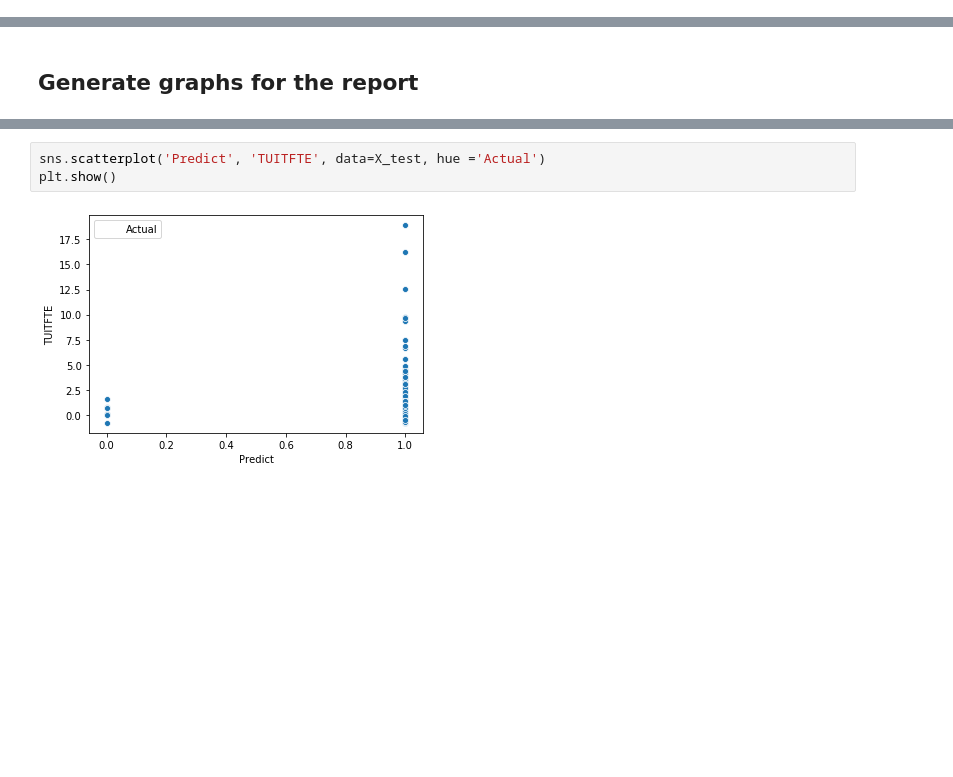
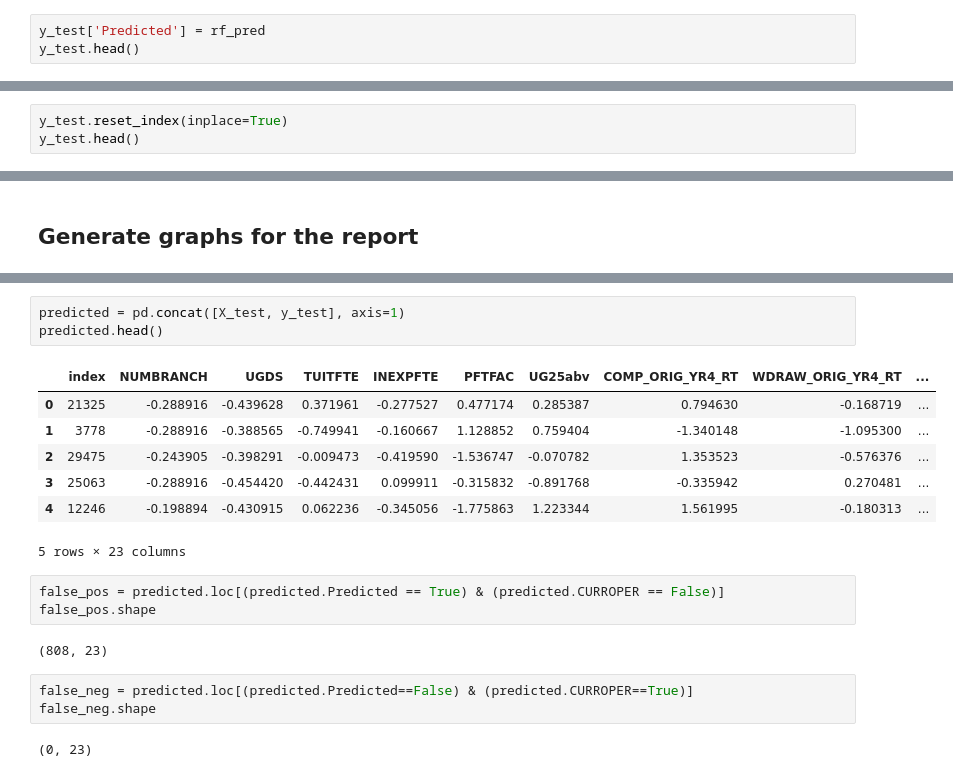
Before and after one commit to kregier/Springboard, a Jupyter notebook: Capstone2/Capstone2-Modeling-2010Data.ipynb, the cells around one changed output, grey strips where cells are left out. Drawn from its saved outputs; the diff is of its cells as text; blank space fills up the shorter version.

```diff
--- a/Capstone2/Capstone2-Modeling-2010Data.ipynb
+++ b/Capstone2/Capstone2-Modeling-2010Data.ipynb
@@ -515,0 +512,3 @@ ValueError: Shape of passed values is (1, 2), indices imply (9205, 2)
+# %%
+y_test['Predicted'] = rf_pred
+y_test.head()
@@ -515,0 +522,3 @@ ValueError: Shape of passed values is (1, 2), indices imply (9205, 2)
+# %%
+y_test.reset_index(inplace=True)
+y_test.head()
@@ -530,5 +544,21 @@ X_test.head()
-# %%
-sns.scatterplot('Predict', 'TUITFTE', data=X_test, hue ='Actual')
-plt.show()
-# %% [output]
-[figure, removed]
+# %%
+predicted = pd.concat([X_test, y_test], axis=1)
+predicted.head()
+# %% [output]
+|  | index | NUMBRANCH | UGDS | TUITFTE | INEXPFTE | PFTFAC | UG25abv | COMP_ORIG_YR4_RT | WDRAW_ORIG_YR4_RT | ... |
+| 0 | 21325 | -0.288916 | -0.439628 | 0.371961 | -0.277527 | 0.477174 | 0.285387 | 0.794630 | -0.168719 | ... |
+| 1 | 3778 | -0.288916 | -0.388565 | -0.749941 | -0.160667 | 1.128852 | 0.759404 | -1.340148 | -1.095300 | ... |
+| 2 | 29475 | -0.243905 | -0.398291 | -0.009473 | -0.419590 | -1.536747 | -0.070782 | 1.353523 | -0.576376 | ... |
+| 3 | 25063 | -0.288916 | -0.454420 | -0.442431 | 0.099911 | -0.315832 | -0.891768 | -0.335942 | 0.270481 | ... |
+| 4 | 12246 | -0.198894 | -0.430915 | 0.062236 | -0.345056 | -1.775863 | 1.223344 | 1.561995 | -0.180313 | ... |
+5 rows × 23 columns
+# %%
+false_pos = predicted.loc[(predicted.Predicted == True) & (predicted.CURROPER == False)]
+false_pos.shape
+# %% [output]
+(808, 23)
+# %%
+false_neg = predicted.loc[(predicted.Predicted==False) & (predicted.CURROPER==True)]
+false_neg.shape
+# %% [output]
+(0, 23)
```
Also changed, not shown: parts of 33 cells of this notebook, 9 other files.
